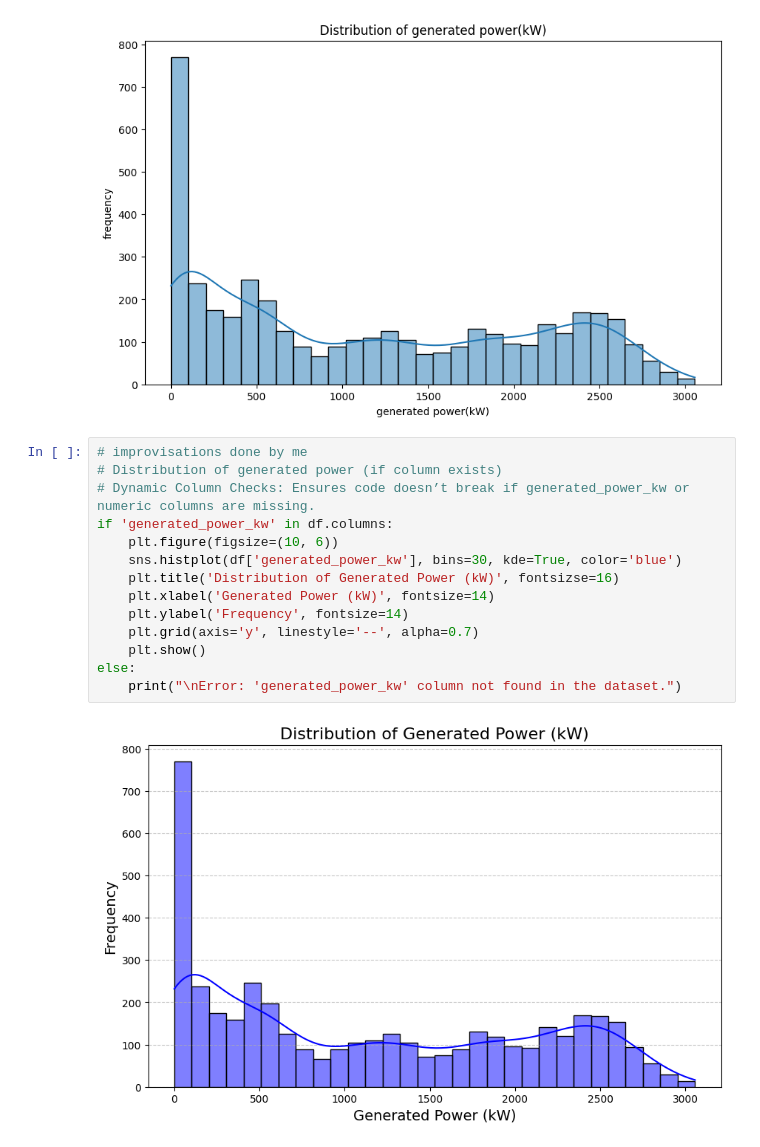
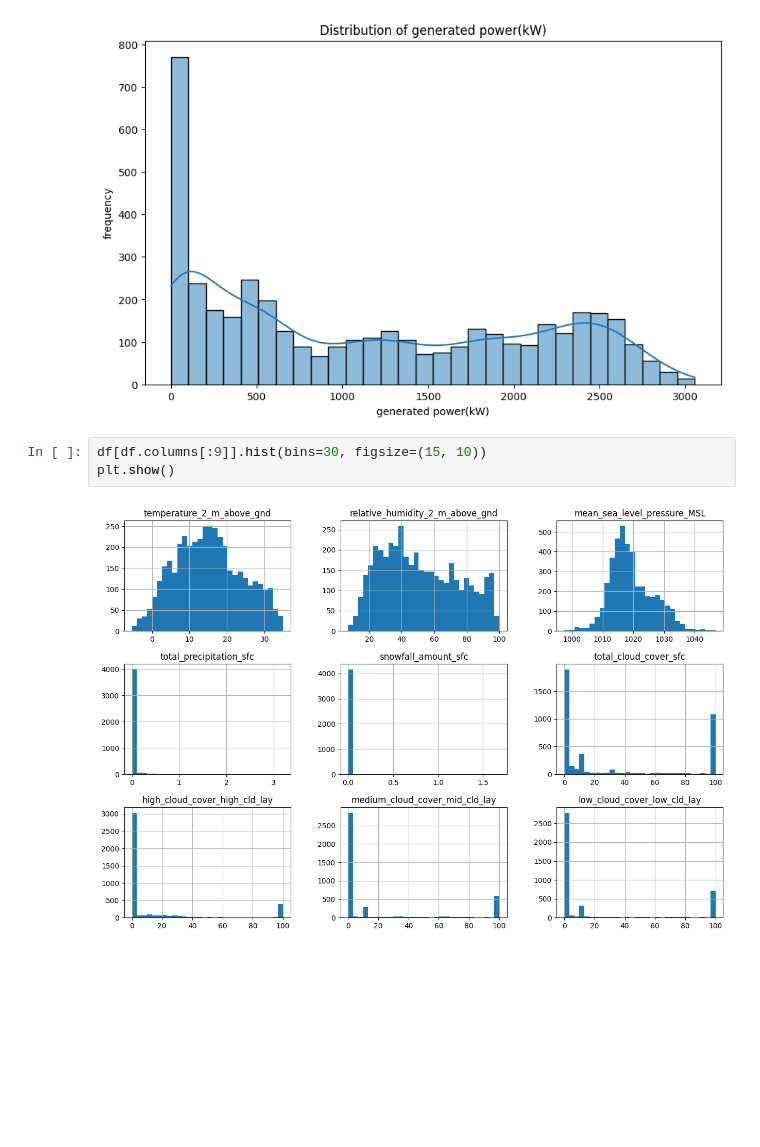
Before and after one commit to Riyaa200/Week-_-1, a Jupyter notebook: solarpowerprediction.ipynb, the cells around one changed output. Saved outputs shown, nothing was run; the diff lists cells and outputs as text; blank space fills up the shorter version.

```diff
--- a/solarpowerprediction.ipynb
+++ b/solarpowerprediction.ipynb
@@ -192,19 +193,8 @@ plt.ylabel('frequency')
 plt.show()
 # %% [output]
 [figure]
-# %%
-# improvisations done by me
-# Distribution of generated power (if column exists)
-# Dynamic Column Checks: Ensures code doesn’t break if generated_power_kw or numeric columns are missing.
-if 'generated_power_kw' in df.columns:
-    plt.figure(figsize=(10, 6))
-    sns.histplot(df['generated_power_kw'], bins=30, kde=True, color='blue')
-    plt.title('Distribution of Generated Power (kW)', fontsizse=16)
-    plt.xlabel('Generated Power (kW)', fontsize=14)
-    plt.ylabel('Frequency', fontsize=14)
-    plt.grid(axis='y', linestyle='--', alpha=0.7)
-    plt.show()
-else:
-    print("\nError: 'generated_power_kw' column not found in the dataset.")
-# %% [output]
-[figure, removed]
+# %%
+df[df.columns[:9]].hist(bins=30, figsize=(15, 10))
+plt.show()
+# %% [output]
+[figure, added]
```
Also changed, not shown: parts of 10 cells of this notebook.
